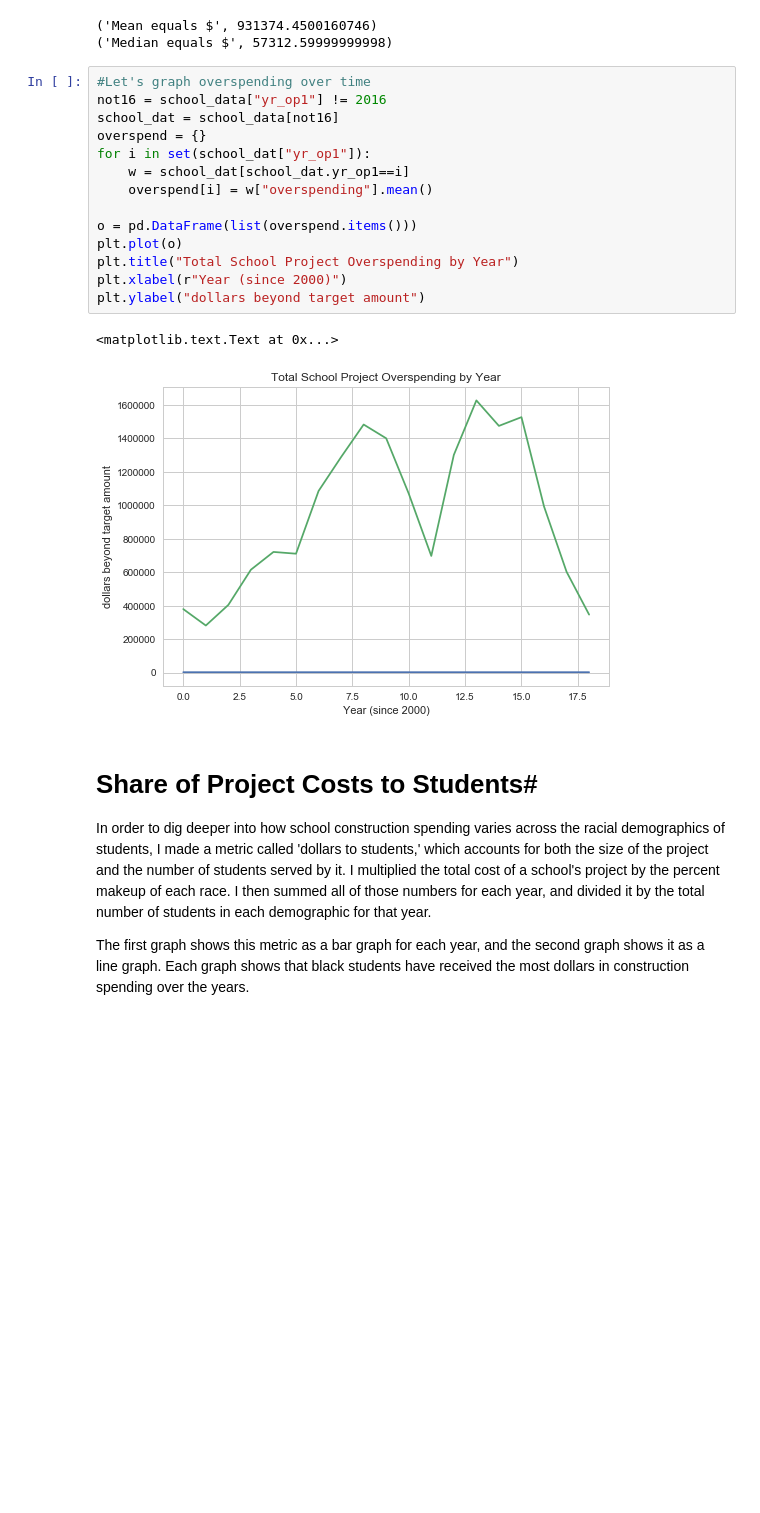
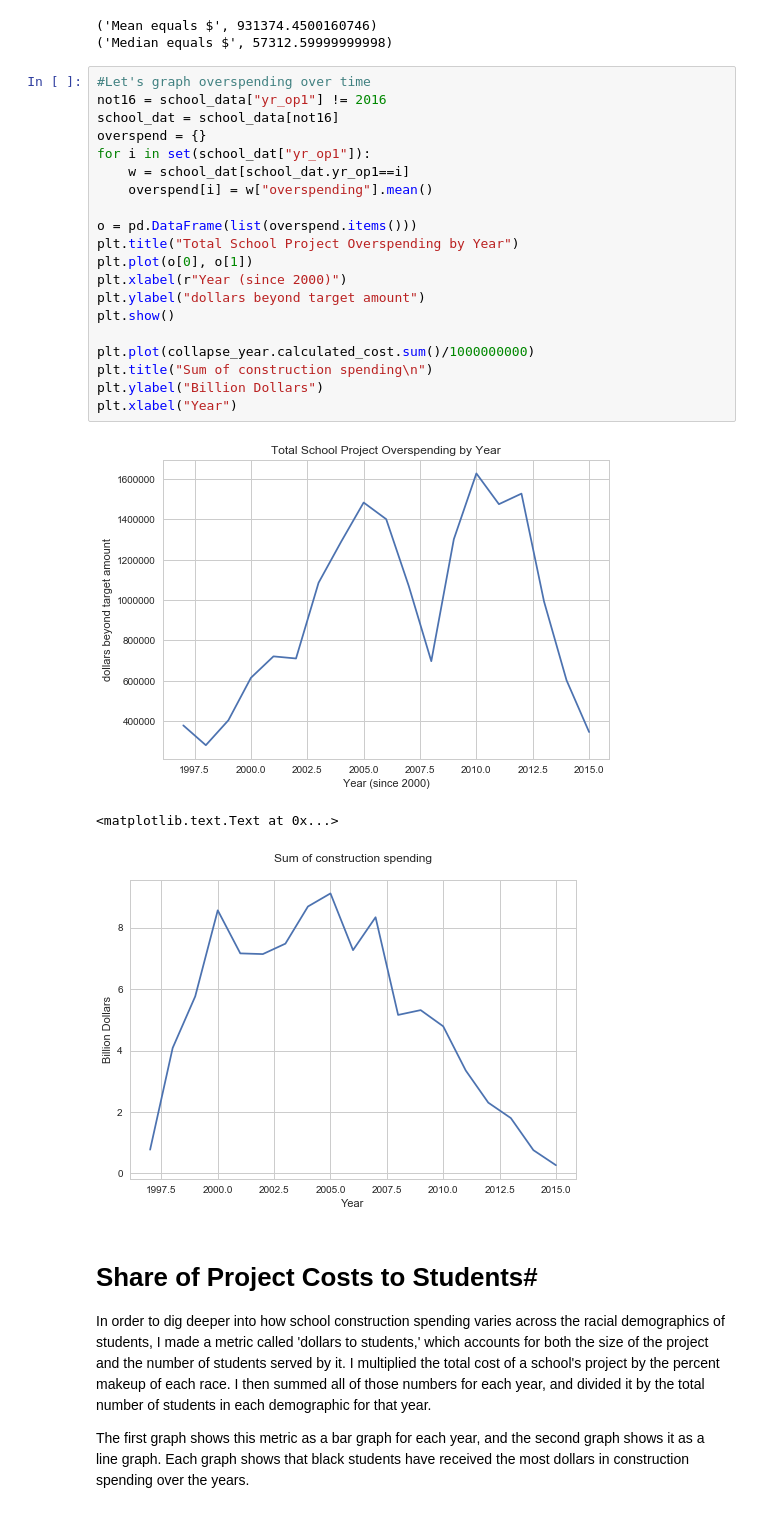
Before and after one commit to semcguin/141_FinalProject, a Jupyter notebook: Final_Presentation.ipynb, the cells around one changed output. Cells and saved outputs as stored; diff of their text form; blank space fills up the shorter version.

```diff
--- a/Final_Presentation.ipynb
+++ b/Final_Presentation.ipynb
@@ -285,20 +271,27 @@ print("Median equals $", school_data["overspending"].median())
 # %%
 #Let's graph overspending over time
 not16 = school_data["yr_op1"] != 2016
 school_dat = school_data[not16]
 overspend = {}
 for i in set(school_dat["yr_op1"]):
     w = school_dat[school_dat.yr_op1==i]
     overspend[i] = w["overspending"].mean()
 
 o = pd.DataFrame(list(overspend.items()))
-plt.plot(o)
 plt.title("Total School Project Overspending by Year")
+plt.plot(o[0], o[1])
 plt.xlabel(r"Year (since 2000)")
 plt.ylabel("dollars beyond target amount")
+plt.show()
+
+plt.plot(collapse_year.calculated_cost.sum()/1000000000)
+plt.title("Sum of construction spending\n")
+plt.ylabel("Billion Dollars")
+plt.xlabel("Year")
 # %% [output]
+[figure, new version]
 <matplotlib.text.Text at 0x...>
-[figure, old version]
+[figure, added]
 # %% [markdown]
 # Share of Project Costs to Students#
 In order to dig deeper into how school construction spending varies across the racial demographics of students, I made a metric called 'dollars to students,' which accounts for both the size of the project and the number of students served by it. I multiplied the total cost of a school's project by the percent makeup of each race. I then summed all of those numbers for each year, and divided it by the total number of students in each demographic for that year.
```
Also changed, not shown: parts of 4 cells of this notebook.
